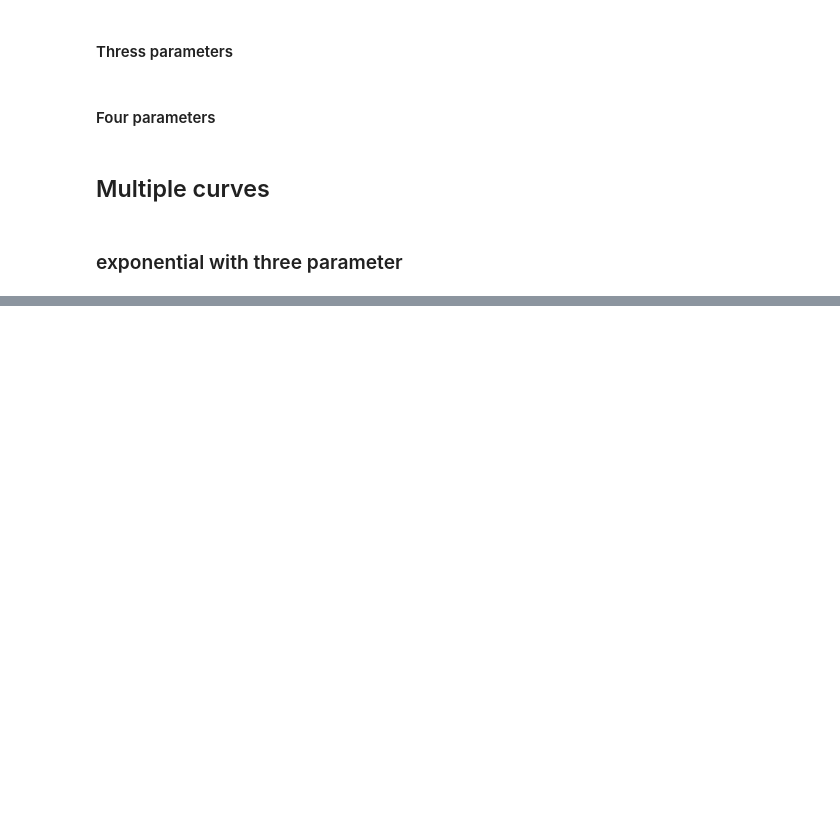
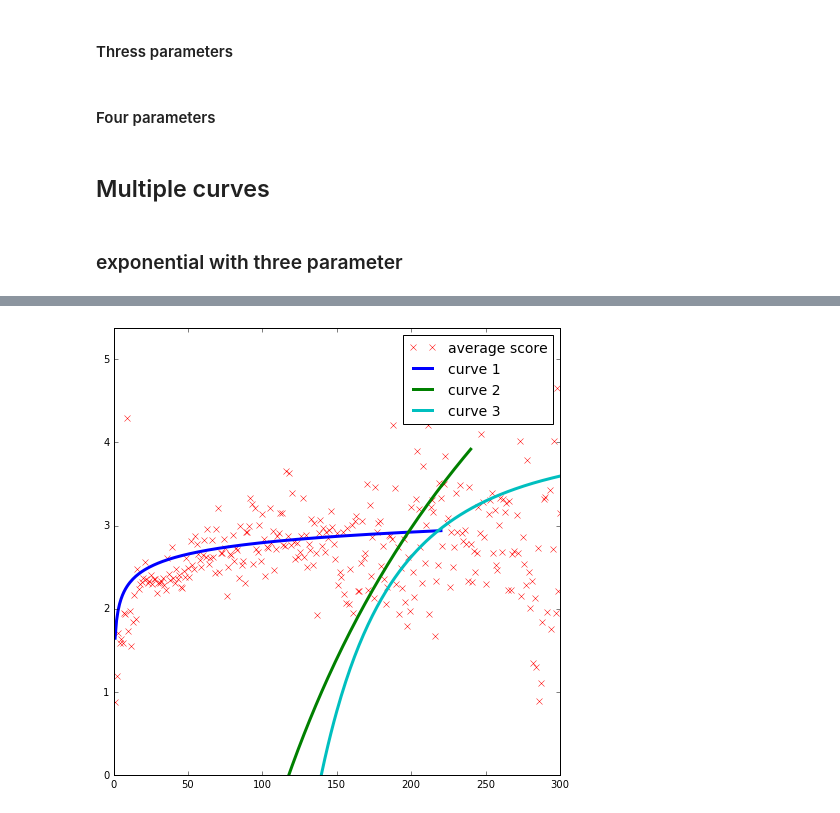
Before and after one commit to liprin1129/Project, a Jupyter notebook: Code/Curve_Fitting.ipynb, the cells around one changed output, grey strips where cells are left out. Cells and saved outputs as stored; diff of their text form; code cells hidden in the pictures; blank space fills up the shorter version.

```diff
--- a/Code/Curve_Fitting.ipynb
+++ b/Code/Curve_Fitting.ipynb
@@ -231,3 +231,3 @@ fig, ax = plt.subplots(1, 1, figsize=(10, 10))
 # %%
 seed = [1, 1, 1]
-idx1, idx2, cost, p1, p2, p3 = cv.multi_curveFitting_3(cv.exponential_least3, avg11, seed, n_param=3)
+m_exp3_idx1, m_exp3_idx2, m_exp3_cost = cv.multi_curveFitting_3(cv.exponential_least3, avg11, seed, n_param=3)
@@ -363,18 +255,0 @@ x3:
-# %%
-def multi_curveFitting_3(least_func, avg, seed, n_curve=2):
-    seperate_x = len(avg)/n_curve
-    end = 0
-    for clt in range(n_curve):
-        if clt == 0:
-            locals()["x{0}".format(clt)] = avg[:seperate_x]
-            end = seperate_x
-        elif clt == n_curve-1:
-            locals()["x{0}".format(clt)] = avg[end:]
-        else:
-            locals()["x{0}".format(clt)] = avg[end:end+seperate_x]
-            end = end+seperate_x
-
-    print(eval('x0'), eval('x1'), eval('x2'))
-
-seed = [1, 1, 1, 1]
-multi_curveFitting_3(cv.powerlaw_least4, avg11, seed, n_curve=3)
@@ -386,0 +375,37 @@ round(300/7)
+# %%
+x_range = np.linspace(1, 300, 300)
+x1 = x_range[:p1]
+x2 = x_range[p1:p2]
+x3 = x_range[p2:]
+
+true_y1 = avg2[:p1]
+true_y2 = avg2[p1:p2]
+true_y3 = avg2[p2:]
+
+lsq1 = least_squares(cv.powerlaw_least3, seed, args=(x1, true_y1))
+lsq2 = least_squares(cv.powerlaw_least3, seed, args=(x2, true_y2))
+lsq3 = least_squares(cv.powerlaw_least3, seed, args=(x3, true_y3))
+
+'''
+pred_y1 = cv.powerlaw_curve4(attempts300, lsq1.x[0], lsq1.x[1], lsq1.x[2], lsq1.x[3])
+pred_y2 = cv.powerlaw_curve4(attempts300, lsq2.x[0], lsq2.x[1], lsq2.x[2], lsq1.x[3])
+pred_y3 = cv.powerlaw_curve4(attempts300, lsq3.x[0], lsq3.x[1], lsq3.x[2], lsq1.x[3])
+'''
+pred_y1 = cv.powerlaw_curve3(x_range[:p1+20], lsq1.x[0], lsq1.x[1], lsq1.x[2])
+pred_y2 = cv.powerlaw_curve3(x_range[:p2+20], lsq2.x[0], lsq2.x[1], lsq2.x[2])
+pred_y3 = cv.powerlaw_curve3(x_range, lsq3.x[0], lsq3.x[1], lsq3.x[2])
+
+fig, ax = plt.subplots(1, 1, figsize=(8, 8))
+
+ax.plot(attempts300, avg11, 'rx', label='average score')
+ax.plot(x_range[:p1+20], pred_y1, 'b-', label='curve 1', linewidth=3)
+ax.plot(x_range[:p2+20], pred_y2, 'g-', label='curve 2', linewidth=3)
+ax.plot(x_range, pred_y3, 'c-', label='curve 3', linewidth=3)
+
+ax.set_ylim([0, max(avg11)+0.2])
+ax.legend(fontsize=14)
+#ax.set_title("cluster {0}: cost {1}".format(clt_num+1, round(cost, 2)))
+
+plt.show()
+# %% [output]
+[figure, added]
```
Also changed, not shown: parts of 9 cells of this notebook, 1 other file.
